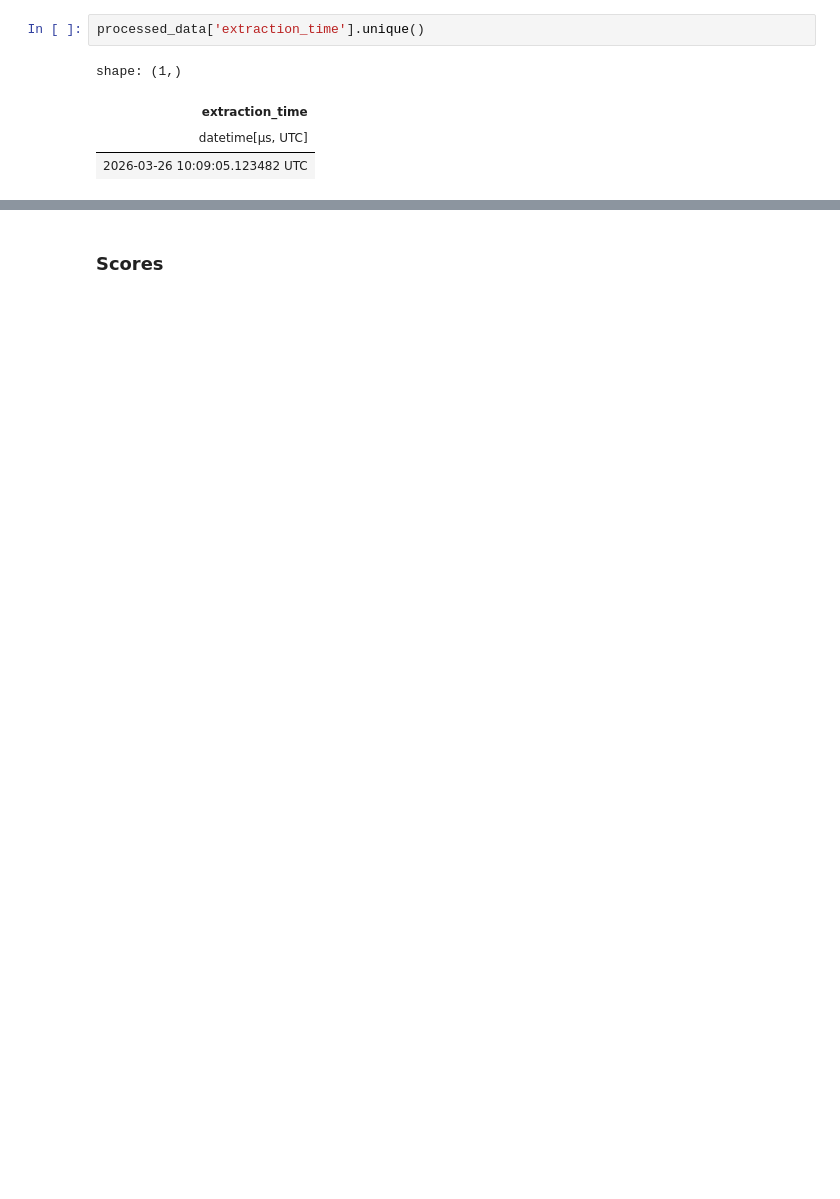
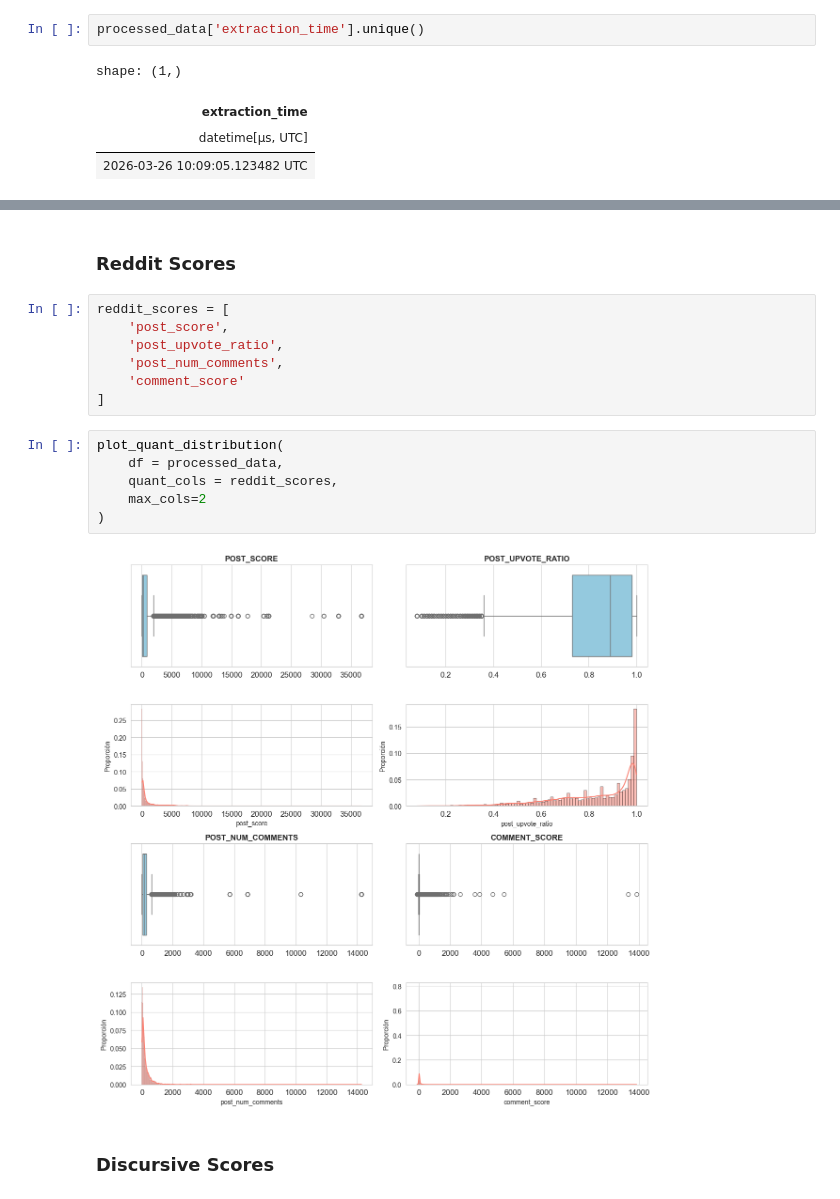
Before and after one commit to FabioScielzoOrtiz/gaza-reddit-polarization, a Jupyter notebook: src/notebooks/data_analysis.ipynb, the cells around one changed output, grey strips where cells are left out. Cells and saved outputs as stored; diff of their text form; blank space fills up the shorter version.

```diff
--- a/src/notebooks/data_analysis.ipynb
+++ b/src/notebooks/data_analysis.ipynb
@@ -166,2 +141,19 @@ plot_cat_distribution(
+# %% [markdown]
+### Reddit Scores
+# %%
+reddit_scores = [
+    'post_score',
+    'post_upvote_ratio',
+    'post_num_comments',
+    'comment_score'
+]
+# %%
+plot_quant_distribution(
+    df = processed_data,
+    quant_cols = reddit_scores,
+    max_cols=2
+)
+# %% [output]
+[figure, added]
 # %% [markdown]
-### Scores
+### Discursive Scores
```
Also changed, not shown: parts of 15 cells of this notebook, 2 other files.
